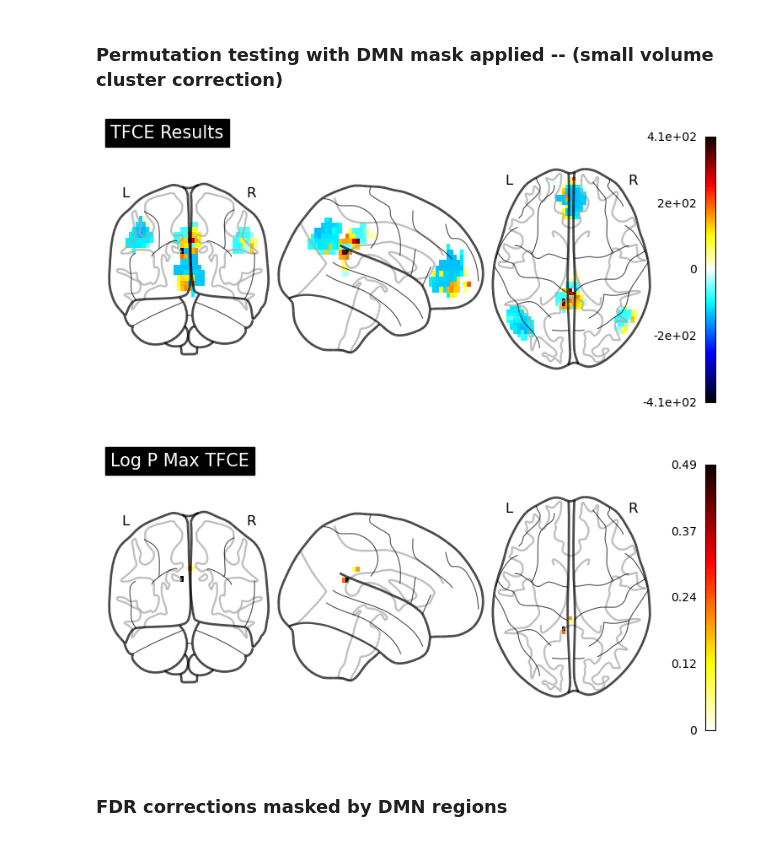
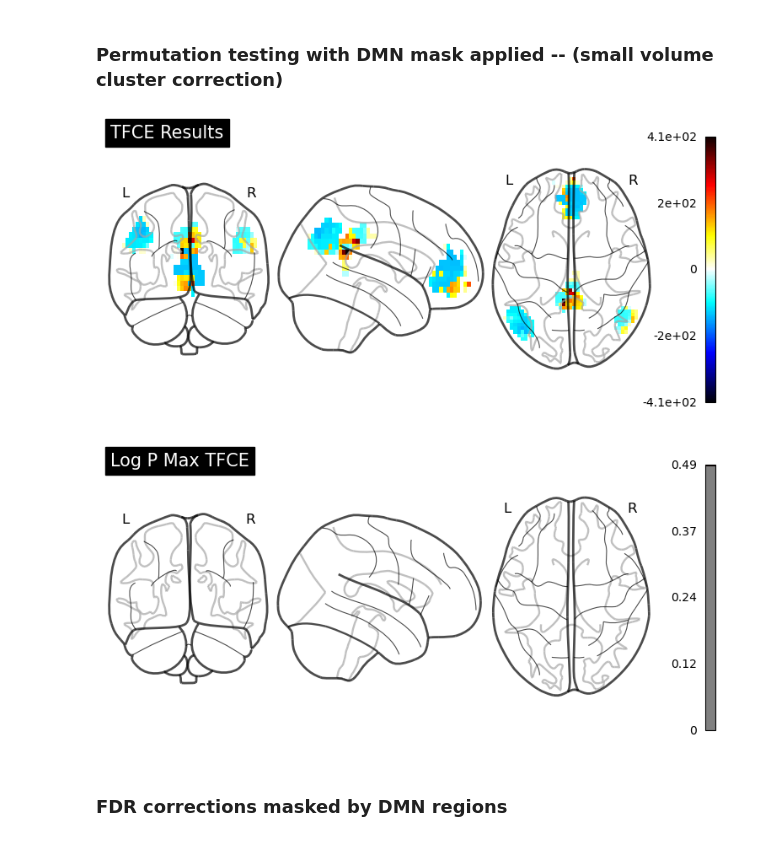
Before and after one commit to gillgrennan/self-other_ms, a Jupyter notebook: self-other_thirdlevel_dmn.ipynb, the cells around one changed output. Drawn from its saved outputs; the diff is of its cells as text; code cells hidden in the pictures.

```diff
--- a/self-other_thirdlevel_dmn.ipynb
+++ b/self-other_thirdlevel_dmn.ipynb
@@ -656,0 +749,17 @@ plt.show()
+# %%
+contrast_val = contrast_val.tolist()
+contrast_val
+
+from nilearn.glm.second_level import non_parametric_inference
+
+out_dict_selfvother_patientsvcontrols_pre = non_parametric_inference(
+    pre.tolist(),
+    design_matrix=pre_sldm,
+    second_level_contrast=contrast_val,
+    n_perm=10000,  # 500 for the sake of time. Ideally, this should be 10,000.
+    two_sided_test=True,
+    smoothing_fwhm=8.0,
+    tfce=True,
+    #mask=dmn_avg_mask,
+    threshold=0.001,
+)
@@ -657,3 +787,21 @@ plt.show()
+# %%
+#redoing w DMN mask
+contrast_val = contrast_val.tolist()
+contrast_val
+
+from nilearn.glm.second_level import non_parametric_inference
+
+out_dict_selfvother_patientsvcontrols_pre = non_parametric_inference(
+    pre.tolist(),
+    design_matrix=pre_sldm,
+    second_level_contrast=contrast_val,
+    n_perm=10000,  # 500 for the sake of time. Ideally, this should be 10,000.
+    two_sided_test=True,
+    smoothing_fwhm=8.0,
+    tfce=True,
+    mask=dmn_avg_mask,
+    threshold=0.001,
+)
 # %% [markdown]
 ### Permutation testing with DMN mask applied -- (small volume cluster correction)
 # %%
@@ -712,41 +860,41 @@ logp_max_tfce_img = out_dict_dmn['logp_max_tfce']
 threshold = -np.log10(0.1)  # 10% corrected
 
 # Plotting the logp_max_tfce map
-plotting.plot_glass_brain(logp_max_tfce_img, threshold=0, title='Log P Max TFCE', display_mode='ortho',plot_abs=False,
+plotting.plot_glass_brain(logp_max_tfce_img, threshold=threshold, title='Log P Max TFCE', display_mode='ortho',plot_abs=False,
                         colorbar=True)
 
 # Display the plot
 plt.show()
 
 # # Load your TFCE result NIfTI file (replace 'result_file.nii.gz' with your actual file path)
 # result_img = out_dict_dmn['logp_max_size']
 
 # # Plotting the TFCE map
 # plotting.plot_glass_brain(result_img, threshold=0.001, title='logp max size', display_mode='ortho',plot_abs=False,
 #                        colorbar=True)
 
 # plt.show()
 
 # logp_max_tfce_img = out_dict_dmn['logp_max_mass']
 
 # # Plotting the logp_max_tfce map
 # plotting.plot_glass_brain(logp_max_tfce_img, threshold=0, title='logp max mass', display_mode='ortho',plot_abs=False,
 #                         colorbar=True)
 
 # # Display the plot
 # plt.show()
 
 # logp_max_tfce_img = out_dict_dmn['logp_max_t']
 
 # # Plotting the logp_max_tfce map
 # plotting.plot_glass_brain(logp_max_tfce_img, threshold=0, title='logp max t', display_mode='ortho',plot_abs=False,
 #                         colorbar=True)
 
 # # Display the plot
 # plt.show()
 # %% [output]
 [figure]
-[figure, old version]
+[figure, new version]
 # %% [markdown]
 ### FDR corrections masked by DMN regions
 # %%
```
Also changed, not shown: parts of 7 cells of this notebook, 1 other file.
